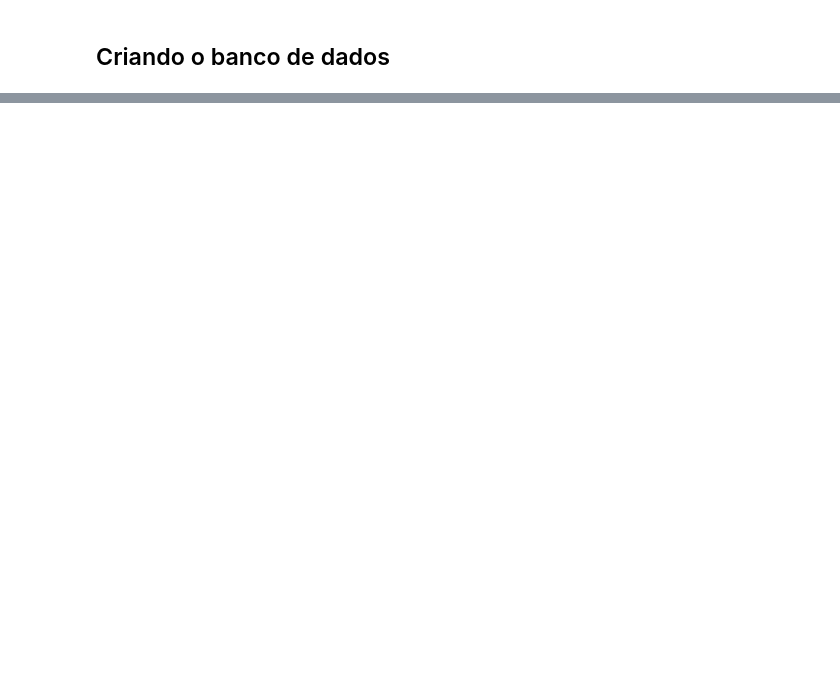
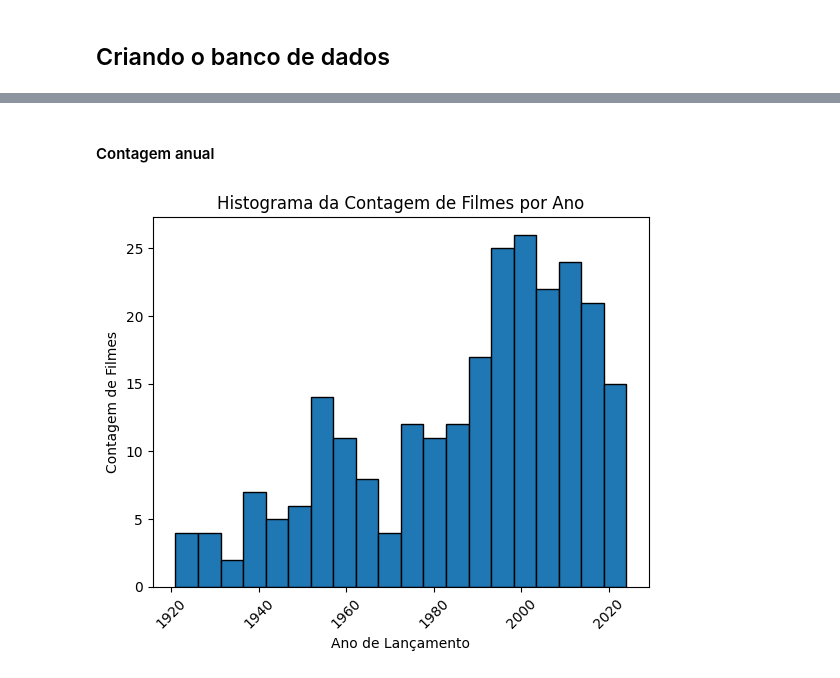
Before and after one commit to keiyanishio/Web-Scracping-IMDB, a Jupyter notebook: projeto/PROJETO_WEB_SCRAPPER.ipynb, the cells around one changed output, grey strips where cells are left out. Drawn from its saved outputs; the diff is of its cells as text; code cells hidden in the pictures; blank space fills up the shorter version.

```diff
--- a/projeto/PROJETO_WEB_SCRAPPER.ipynb
+++ b/projeto/PROJETO_WEB_SCRAPPER.ipynb
@@ -162,0 +243,12 @@ data
+# %%
+df = pd.DataFrame()
+df['Title'] = movies
+df['Ratings'] = ratings_list
+df['Year'] = year_list
+df['Duration (Minutes)'] = duration_list_min
+df['Classification'] = cls_list
+# Criando uma nova coluna para representar a década
+df['Ratings'] = df['Ratings'].astype(float)
+df['Year'] = df['Year'].astype(int)
+df['Decade'] = df['Year'] // 10 * 10
+df
@@ -164,0 +331,14 @@ data.to_csv("imdb.csv")
+# %% [markdown]
+#### Contagem anual
+# %%
+contagem_filmes_por_ano = df['Year'].value_counts().sort_index()
+
+
+plt.hist(df['Year'], bins=20, edgecolor='black')
+plt.title('Histograma da Contagem de Filmes por Ano')
+plt.xlabel('Ano de Lançamento')
+plt.ylabel('Contagem de Filmes')
+plt.xticks(rotation=45)
+plt.show()
+# %% [output]
+[figure, added]
```
Also changed, not shown: parts of 65 cells of this notebook.
